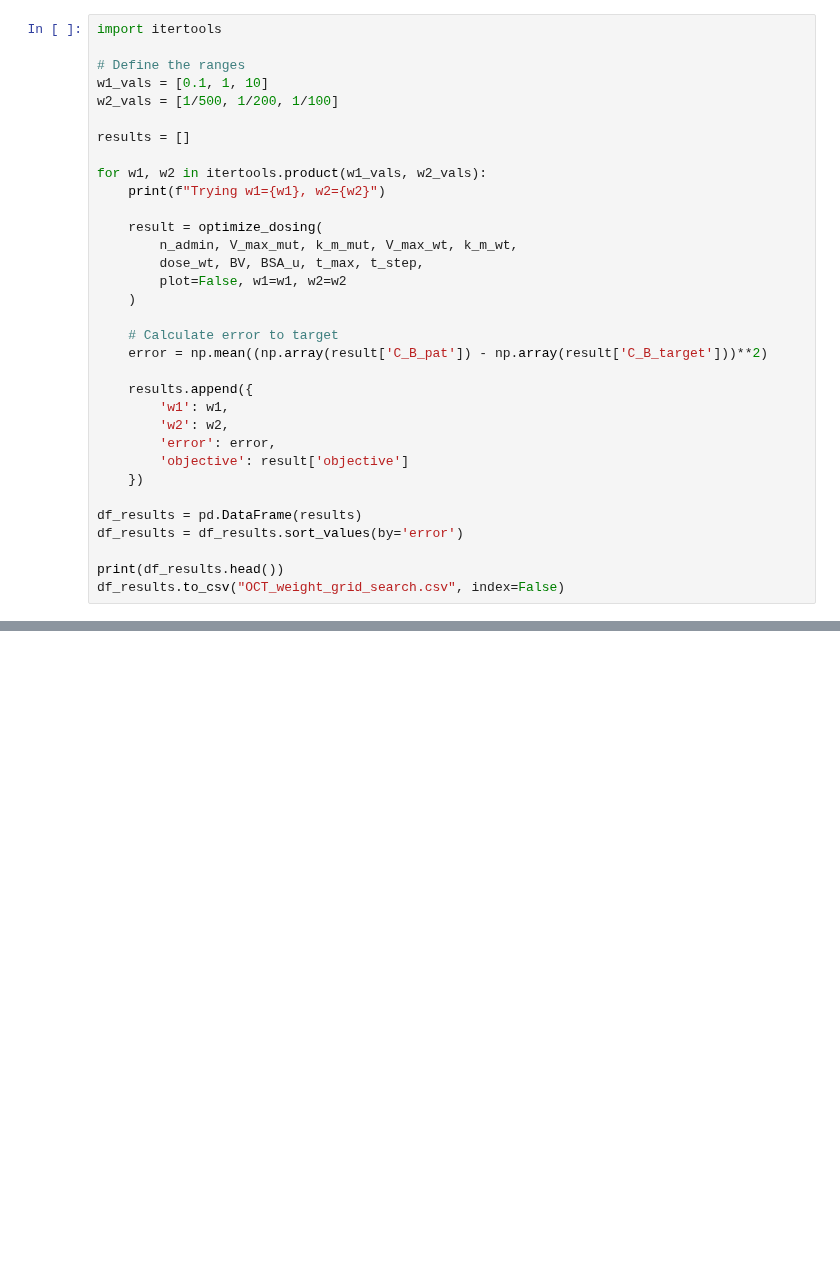
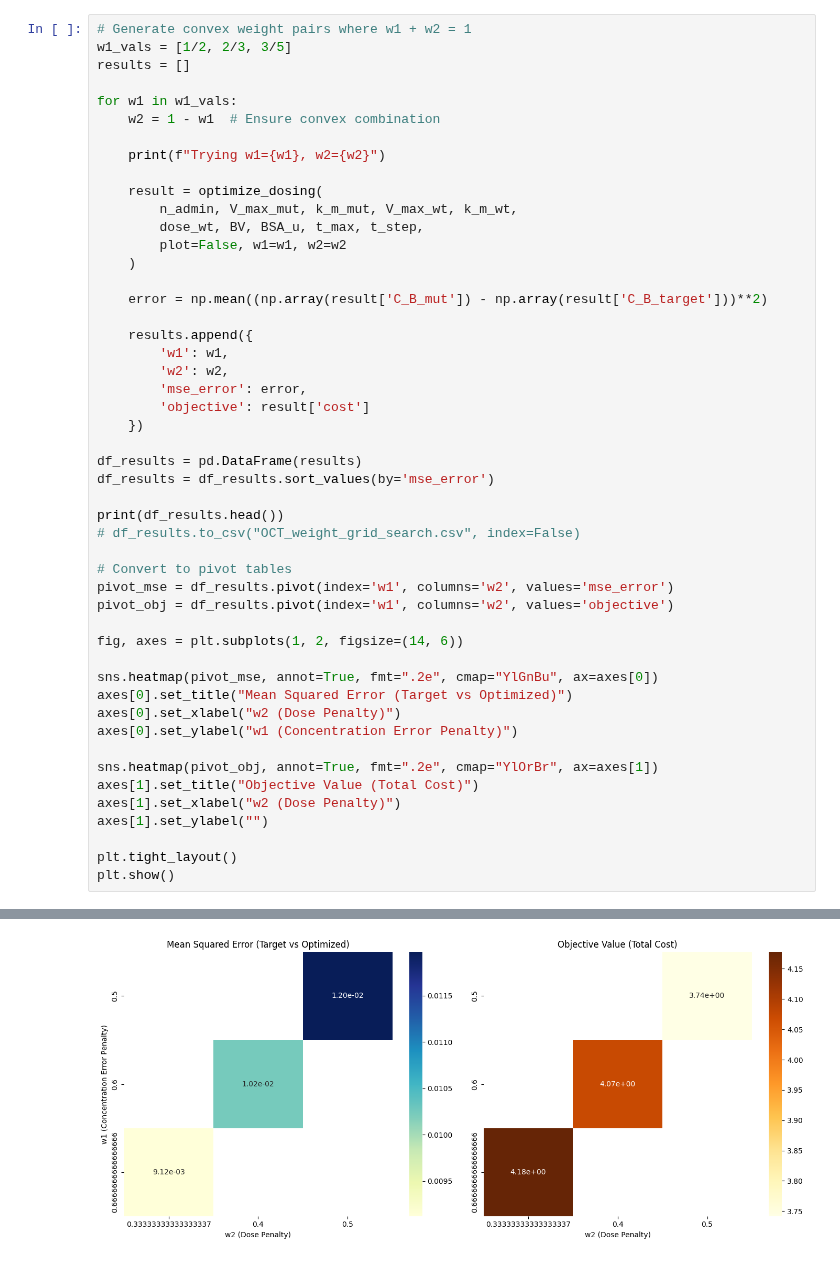
Before and after one commit to Bliz33333/cyp-vincristine, a Jupyter notebook: code/gekko-package.ipynb, the cells around one changed output, grey strips where cells are left out. Cells and saved outputs as stored; diff of their text form; blank space fills up the shorter version.

```diff
--- a/code/gekko-package.ipynb
+++ b/code/gekko-package.ipynb
@@ -364,13 +407,11 @@ Length of doses: 1
 # %%
-import itertools
-
-# Define the ranges
-w1_vals = [0.1, 1, 10]
-w2_vals = [1/500, 1/200, 1/100]
-
+# Generate convex weight pairs where w1 + w2 = 1
+w1_vals = [1/2, 2/3, 3/5]
 results = []
 
-for w1, w2 in itertools.product(w1_vals, w2_vals):
+for w1 in w1_vals:
+    w2 = 1 - w1  # Ensure convex combination
+
     print(f"Trying w1={w1}, w2={w2}")
 
     result = optimize_dosing(
@@ -379,19 +420,37 @@ for w1, w2 in itertools.product(w1_vals, w2_vals):
         plot=False, w1=w1, w2=w2
     )
 
-    # Calculate error to target
-    error = np.mean((np.array(result['C_B_pat']) - np.array(result['C_B_target']))**2)
+    error = np.mean((np.array(result['C_B_mut']) - np.array(result['C_B_target']))**2)
 
     results.append({
         'w1': w1,
         'w2': w2,
-        'error': error,
-        'objective': result['objective']
+        'mse_error': error,
+        'objective': result['cost']
     })
 
 df_results = pd.DataFrame(results)
-df_results = df_results.sort_values(by='error')
+df_results = df_results.sort_values(by='mse_error')
 
 print(df_results.head())
-df_results.to_csv("OCT_weight_grid_search.csv", index=False)
+# df_results.to_csv("OCT_weight_grid_search.csv", index=False)
+
+# Convert to pivot tables
+pivot_mse = df_results.pivot(index='w1', columns='w2', values='mse_error')
+pivot_obj = df_results.pivot(index='w1', columns='w2', values='objective')
+
+fig, axes = plt.subplots(1, 2, figsize=(14, 6))
+
+sns.heatmap(pivot_mse, annot=True, fmt=".2e", cmap="YlGnBu", ax=axes[0])
+axes[0].set_title("Mean Squared Error (Target vs Optimized)")
+axes[0].set_xlabel("w2 (Dose Penalty)")
+axes[0].set_ylabel("w1 (Concentration Error Penalty)")
+
+sns.heatmap(pivot_obj, annot=True, fmt=".2e", cmap="YlOrBr", ax=axes[1])
+axes[1].set_title("Objective Value (Total Cost)")
+axes[1].set_xlabel("w2 (Dose Penalty)")
+axes[1].set_ylabel("")
+
+plt.tight_layout()
+plt.show()
 # %% [output]
@@ -402,0 +464 @@ ImportError: No solution or server unreachable.
+[figure, added]
```
Also changed, not shown: parts of 20 cells of this notebook.
